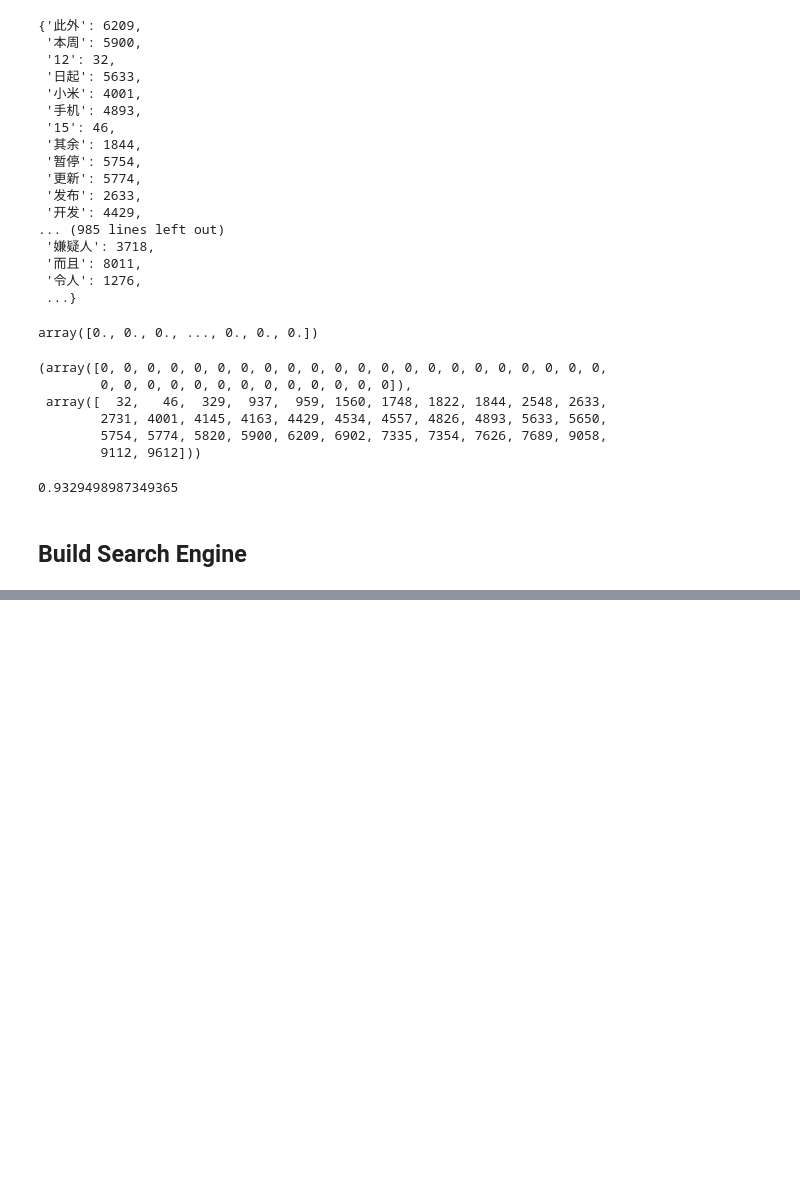
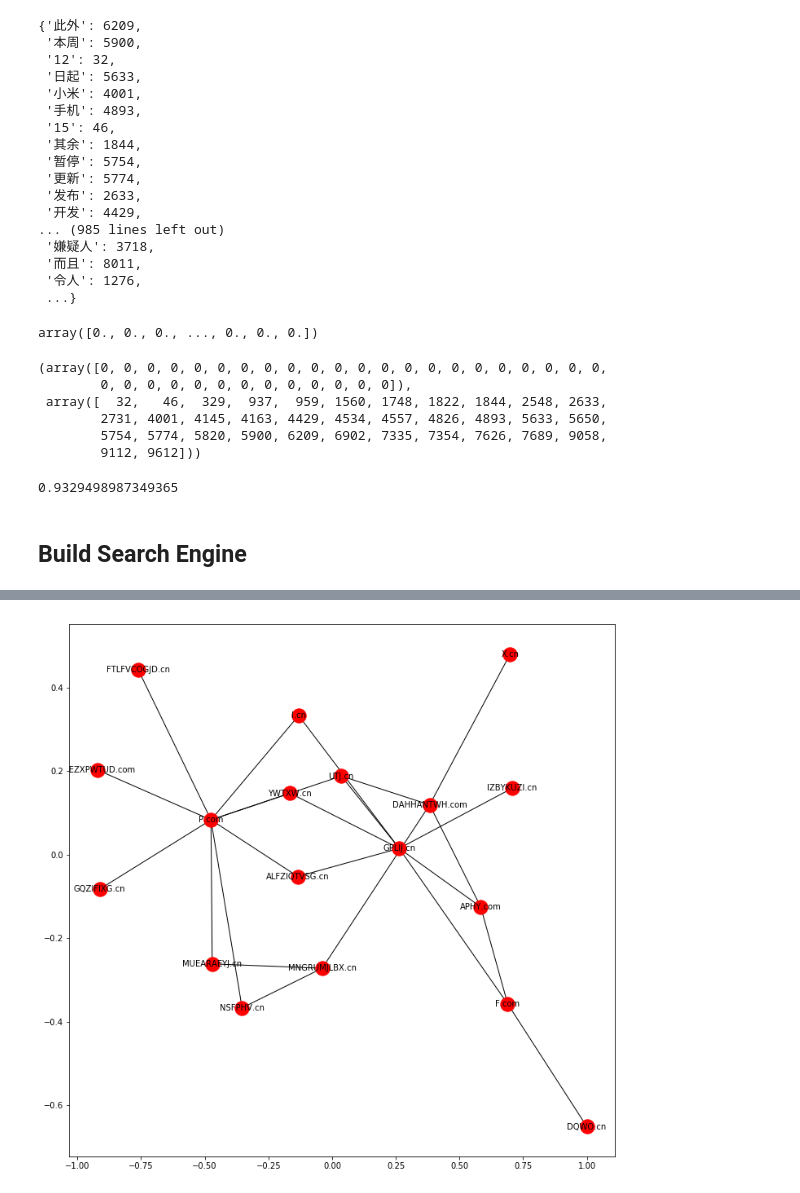
Before and after one commit to linvis/AI-For-NLP, a Jupyter notebook: lecture-6/online/online.ipynb, the cells around one changed output, grey strips where cells are left out. Drawn from its saved outputs; the diff is of its cells as text; code cells hidden in the pictures; blank space fills up the shorter version.

```diff
--- a/lecture-6/online/online.ipynb
+++ b/lecture-6/online/online.ipynb
@@ -298,0 +389,5 @@ distance(X[0].toarray(), X[1].toarray())
+# %%
+def generate_website():
+    site = ''.join(random.choice(ascii_uppercase) for i in range(random.randint(1, 10))) \
+            + random.choice(['.com', '.cn'])
+    return site
@@ -298,0 +398,2 @@ distance(X[0].toarray(), X[1].toarray())
+# %%
+websites = [generate_website() for _ in range(25)]
@@ -298,0 +433,15 @@ distance(X[0].toarray(), X[1].toarray())
+# %%
+website_connection = {
+    websites[0]: random.sample(websites, 9),
+    websites[1]: random.sample(websites, 4),
+    websites[3]: random.sample(websites, 2),
+    websites[4]: random.sample(websites, 8),
+    websites[5]: random.sample(websites, 3),
+}
+# %%
+website_network = nx.graph.Graph(website_connection)
+# %%
+plt.figure(3,figsize=(12,12))
+nx.draw_networkx(website_network, font_size=10)
+# %% [output]
+[figure, added]
```
Also changed, not shown: parts of 19 cells of this notebook.
